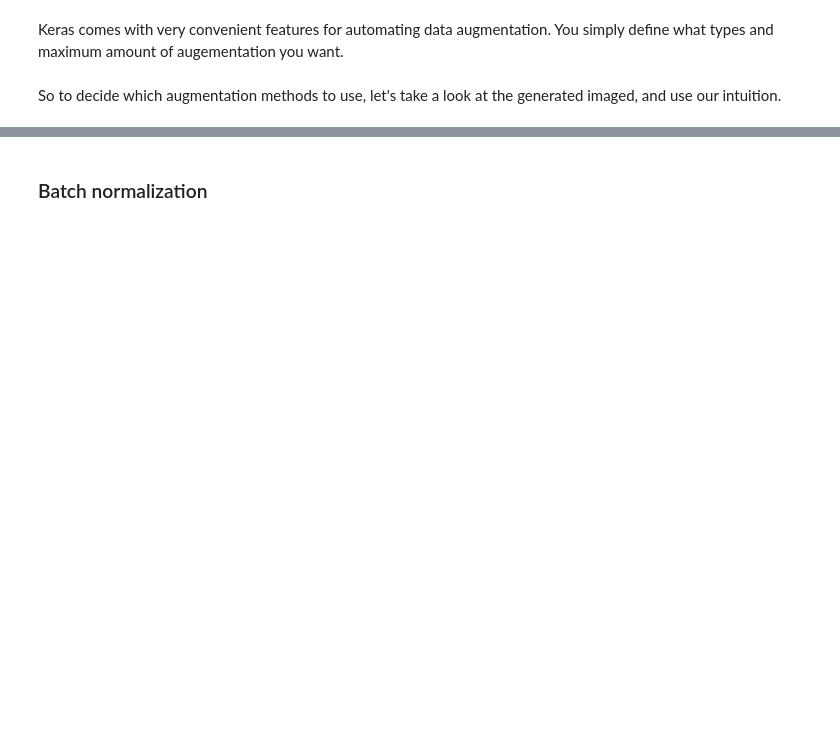
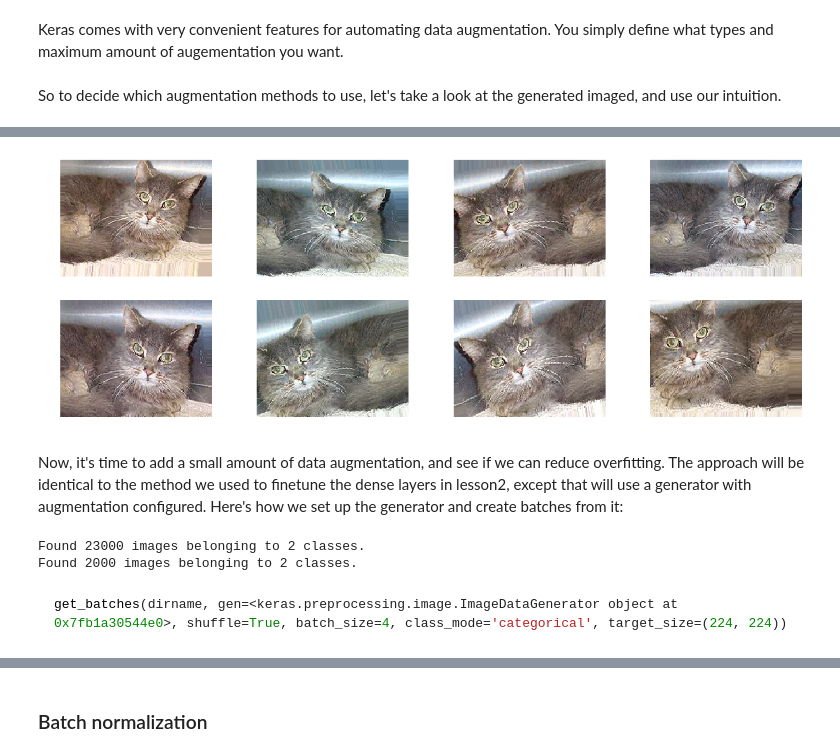
Before and after one commit to yingchi/fastai-notes, a Jupyter notebook: deeplearning1/nbs/lesson3_yingchi.ipynb, the cells around one changed output, grey strips where cells are left out. Saved outputs shown, nothing was run; the diff lists cells and outputs as text; code cells hidden in the pictures; blank space fills up the shorter version.

Commit message:
update lesson3 notes

````diff
--- a/deeplearning1/nbs/lesson3_yingchi.ipynb
+++ b/deeplearning1/nbs/lesson3_yingchi.ipynb
@@ -246,2 +246,5 @@ img = np.expand_dims(ndimage.imread('data/dogscats/test/7.jpg'),0)
 # Request the generator to create batches from this image
 aug_iter = gen.flow(img)
+# %%
+# Get 8 examples of these augmentated images
+aug_imgs = [next(aug_iter)[0].astype(np.uint8) for i in range(8)]
@@ -247,0 +257,5 @@ aug_iter = gen.flow(img)
+# %%
+# Augmented
+plots(aug_imgs, (20, 7), 2)
+# %% [output]
+[figure, added]
@@ -247,0 +265,10 @@ aug_iter = gen.flow(img)
+# %% [markdown]
+Now, it's time to add a small amount of data augmentation, and see if we can reduce overfitting. The approach will be identical to the method we used to finetune the dense layers in lesson2, except that will use a generator with augmentation configured. Here's how we set up the generator and create batches from it:
+# %%
+gen = image.ImageDataGenerator(rotation_range=15, width_shift_range=0.1,height_shift_range=0.1,
+                               zoom_range=0.1,horizontal_flip=True)
+batches = get_batches(path+'train', gen, batch_size=batch_size)
+val_batches = get_batches(path+'valid', shuffle=False, batch_size=batch_size)
+# %% [output]
+Found 23000 images belonging to 2 classes.
+Found 2000 images belonging to 2 classes.
@@ -247,0 +277,4 @@ aug_iter = gen.flow(img)
+# %% [markdown]
+```py
+get_batches(dirname, gen=<keras.preprocessing.image.ImageDataGenerator object at 0x7fb1a30544e0>, shuffle=True, batch_size=4, class_mode='categorical', target_size=(224, 224))
+```
````
Also changed, not shown: parts of 33 cells of this notebook, 1 other file.
